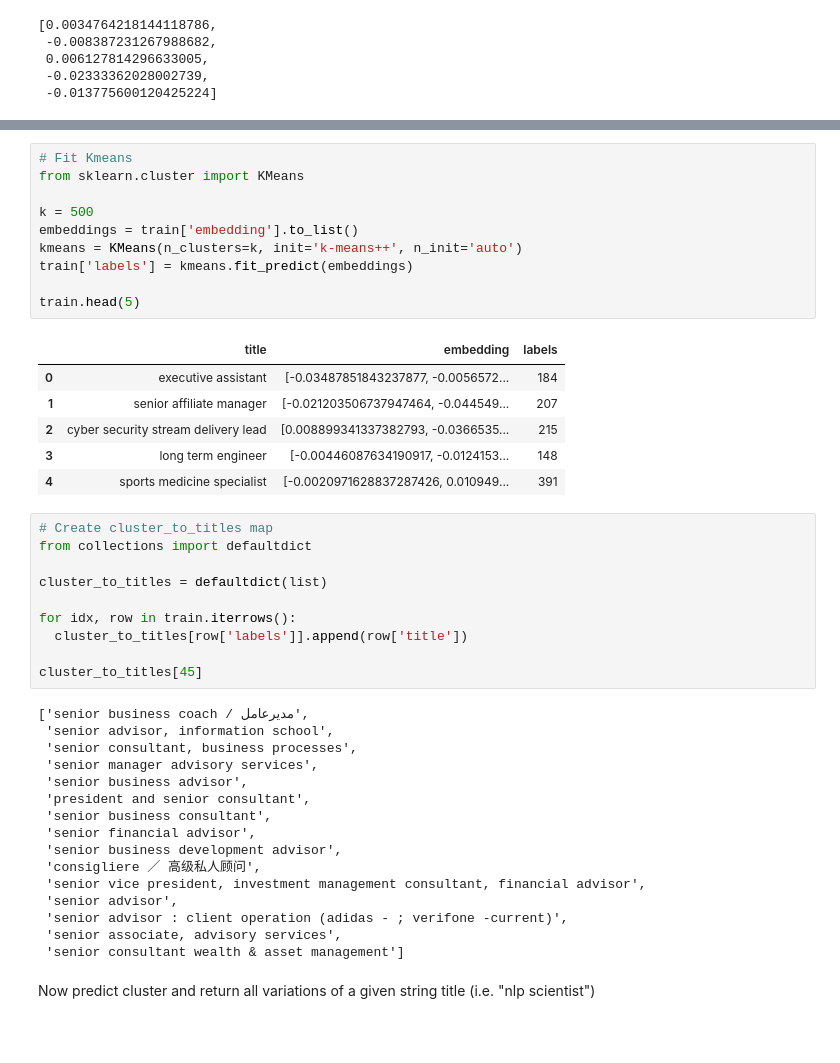
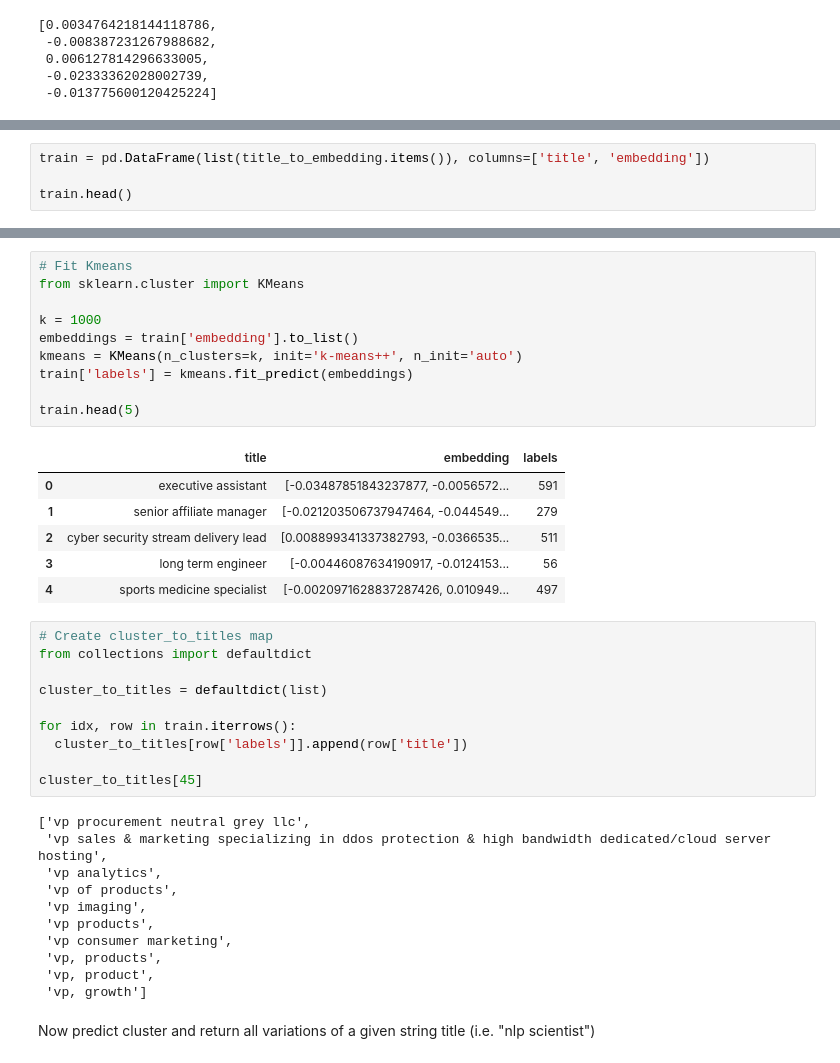
Before and after one commit to grantgasser/moonhub, a Jupyter notebook: Moonhub_Kmeans.ipynb, the cells around one changed output, grey strips where cells are left out. Saved outputs shown, nothing was run; the diff lists cells and outputs as text; blank space fills up the shorter version.

```diff
--- a/Moonhub_Kmeans.ipynb
+++ b/Moonhub_Kmeans.ipynb
@@ -259,0 +248,4 @@ title_to_embedding['software engineer'][:5]
+# %%
+train = pd.DataFrame(list(title_to_embedding.items()), columns=['title', 'embedding'])
+
+train.head()
@@ -260,20 +259,20 @@ title_to_embedding['software engineer'][:5]
 # %%
 # Fit Kmeans
 from sklearn.cluster import KMeans
 
-k = 500
+k = 1000
 embeddings = train['embedding'].to_list()
 kmeans = KMeans(n_clusters=k, init='k-means++', n_init='auto')
 train['labels'] = kmeans.fit_predict(embeddings)
 
 train.head(5)
 # %% [output]
 |  | title | embedding | labels |
-| 0 | executive assistant | [-0.03487851843237877, -0.0056572... | 184 |
-| 1 | senior affiliate manager | [-0.021203506737947464, -0.044549... | 207 |
-| 2 | cyber security stream delivery lead | [0.008899341337382793, -0.0366535... | 215 |
-| 3 | long term engineer | [-0.00446087634190917, -0.0124153... | 148 |
-| 4 | sports medicine specialist | [-0.0020971628837287426, 0.010949... | 391 |
+| 0 | executive assistant | [-0.03487851843237877, -0.0056572... | 591 |
+| 1 | senior affiliate manager | [-0.021203506737947464, -0.044549... | 279 |
+| 2 | cyber security stream delivery lead | [0.008899341337382793, -0.0366535... | 511 |
+| 3 | long term engineer | [-0.00446087634190917, -0.0124153... | 56 |
+| 4 | sports medicine specialist | [-0.0020971628837287426, 0.010949... | 497 |
 # %%
 # Create cluster_to_titles map
 from collections import defaultdict
@@ -285,21 +284,16 @@ for idx, row in train.iterrows():
 
 cluster_to_titles[45]
 # %% [output]
-['senior business coach / مدیرعامل',
- 'senior advisor, information school',
- 'senior consultant, business processes',
- 'senior manager advisory services',
- 'senior business advisor',
- 'president and senior consultant',
- 'senior business consultant',
- 'senior financial advisor',
- 'senior business development advisor',
- 'consigliere ／ 高级私人顾问',
- 'senior vice president, investment management consultant, financial advisor',
- 'senior advisor',
- 'senior advisor : client operation (adidas - ; verifone -current)',
- 'senior associate, advisory services',
- 'senior consultant wealth & asset management']
+['vp procurement neutral grey llc',
+ 'vp sales & marketing specializing in ddos protection & high bandwidth dedicated/cloud server hosting',
+ 'vp analytics',
+ 'vp of products',
+ 'vp imaging',
+ 'vp products',
+ 'vp consumer marketing',
+ 'vp, products',
+ 'vp, product',
+ 'vp, growth']
 # %% [markdown]
 Now predict cluster and return all variations of a given string title (i.e. "nlp scientist")
 # %%
```
Also changed, not shown: parts of 9 cells of this notebook.
